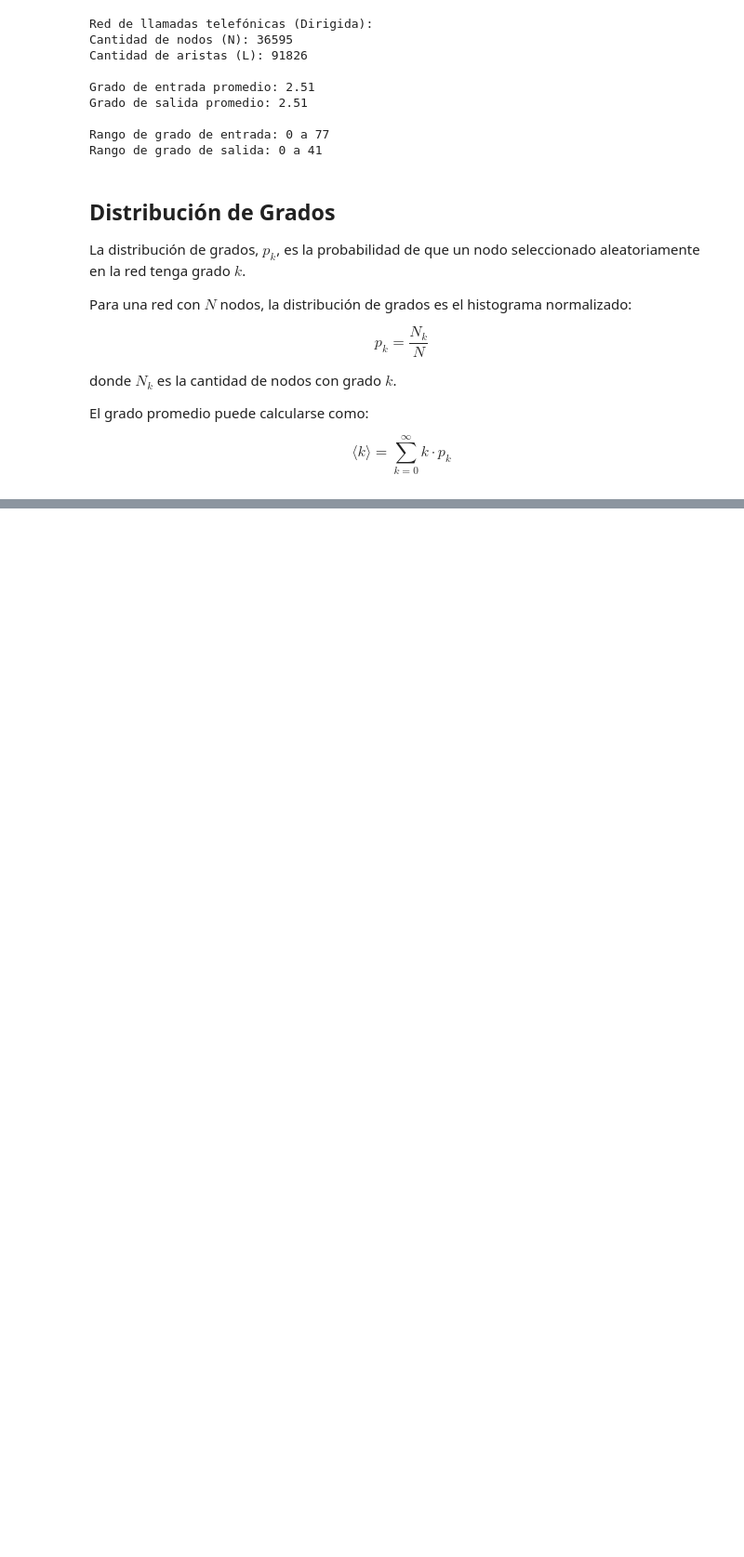
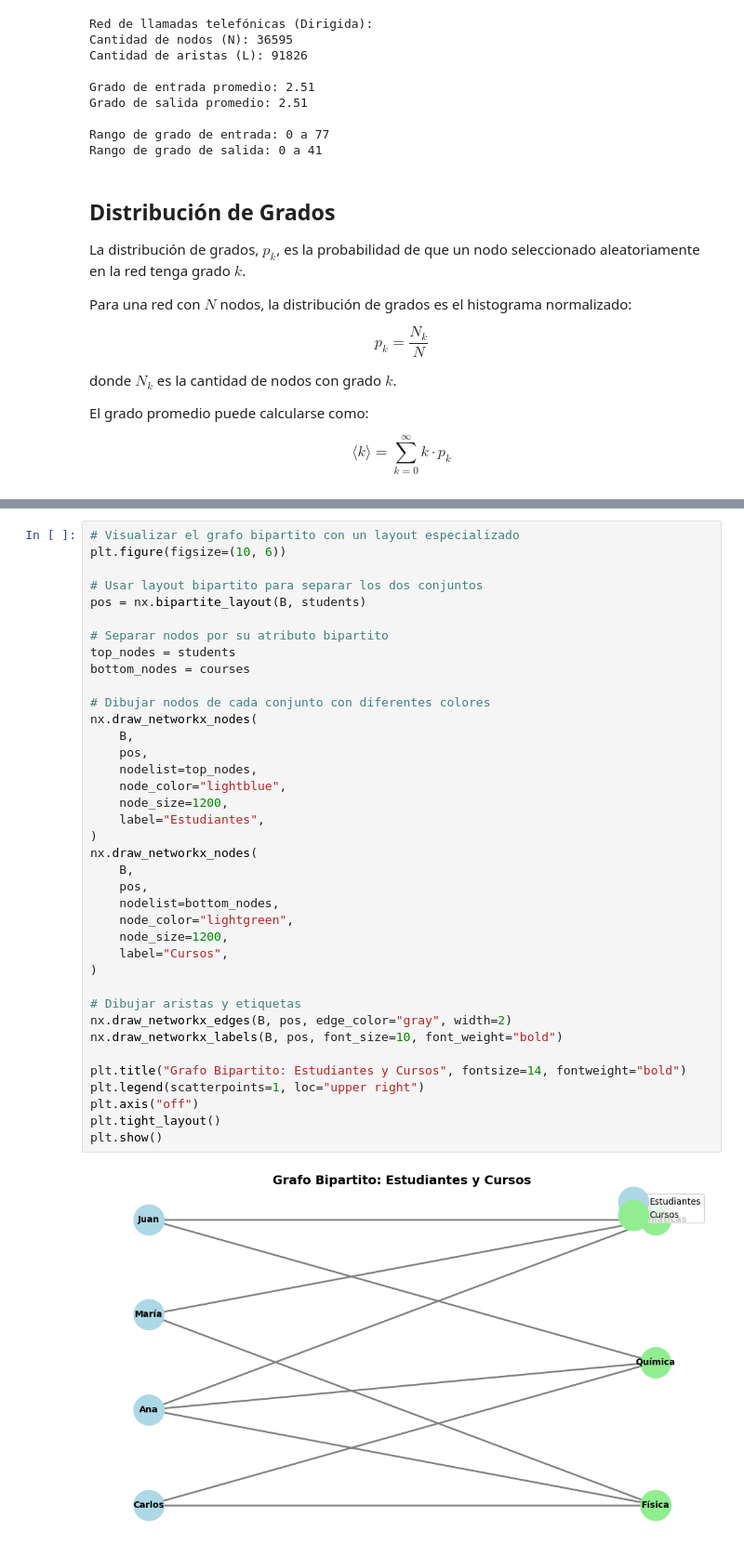
Before and after one commit to andrestobelem/networkscience, a Jupyter notebook: graph_theory.ipynb, the cells around one changed output, grey strips where cells are left out. Shown: that part at 93% size. Drawn from its saved outputs; the diff is of its cells as text; blank space fills up the shorter version.

```diff
--- a/graph_theory.ipynb
+++ b/graph_theory.ipynb
@@ -405,0 +608,40 @@ plt.show()
+# %%
+# Visualizar el grafo bipartito con un layout especializado
+plt.figure(figsize=(10, 6))
+
+# Usar layout bipartito para separar los dos conjuntos
+pos = nx.bipartite_layout(B, students)
+
+# Separar nodos por su atributo bipartito
+top_nodes = students
+bottom_nodes = courses
+
+# Dibujar nodos de cada conjunto con diferentes colores
+nx.draw_networkx_nodes(
+    B,
+    pos,
+    nodelist=top_nodes,
+    node_color="lightblue",
+    node_size=1200,
+    label="Estudiantes",
+)
+nx.draw_networkx_nodes(
+    B,
+    pos,
+    nodelist=bottom_nodes,
+    node_color="lightgreen",
+    node_size=1200,
+    label="Cursos",
+)
+
+# Dibujar aristas y etiquetas
+nx.draw_networkx_edges(B, pos, edge_color="gray", width=2)
+nx.draw_networkx_labels(B, pos, font_size=10, font_weight="bold")
+
+plt.title("Grafo Bipartito: Estudiantes y Cursos", fontsize=14, fontweight="bold")
+plt.legend(scatterpoints=1, loc="upper right")
+plt.axis("off")
+plt.tight_layout()
+plt.show()
+# %% [output]
+[figure, added]
```
Also changed, not shown: parts of 19 cells of this notebook, 1 other file.
